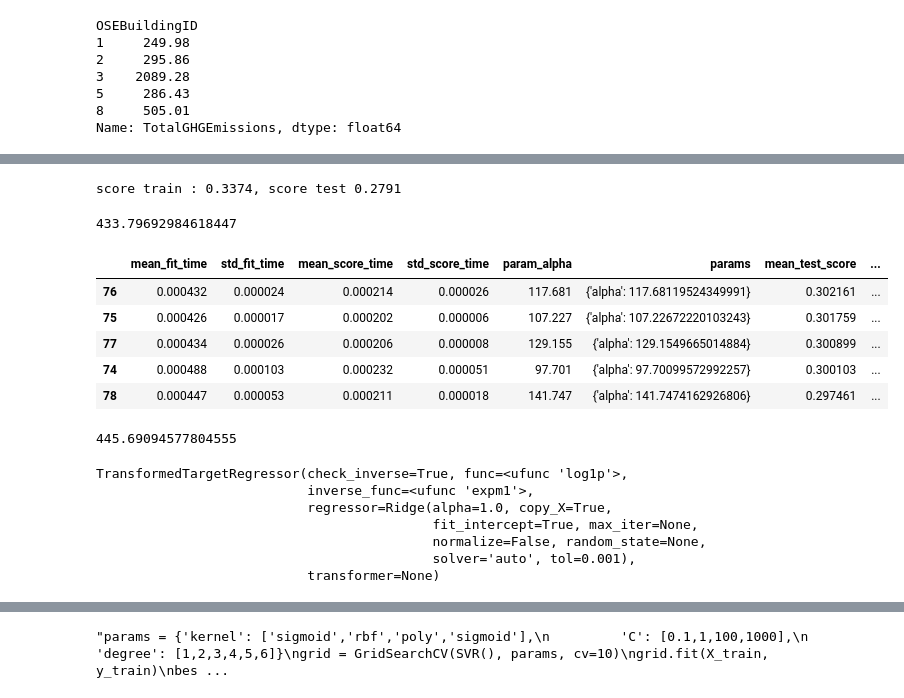
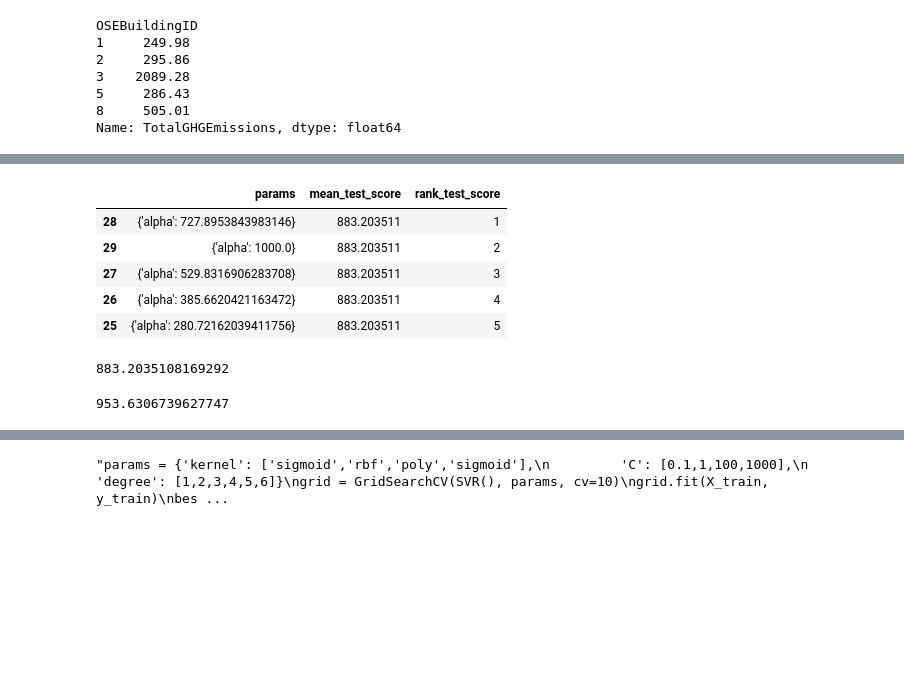
Before and after one commit to ThomasMeb/Anticiper_besoins_des_batiments, a Jupyter notebook: EmissionsCO2.ipynb, the cells around one changed output, grey strips where cells are left out. Saved outputs shown, nothing was run; the diff lists cells and outputs as text; code cells hidden in the pictures; blank space fills up the shorter version.

```diff
--- a/EmissionsCO2.ipynb
+++ b/EmissionsCO2.ipynb
@@ -244,2 +269,7 @@ mean_squared_error(y_test, lasso.predict(X_test), squared=False)
 # %%
-params = {'alpha': np.logspace(0, 7, 150)}
+params = {'alpha': np.logspace(0, 7, 20)}
+grid_ridge = GridSearchCV(Ridge(), params, cv = 10,
+                  scoring = 'neg_root_mean_squared_error', n_jobs=-1)
+grid_ridge.fit(X_train, y_train)
+grid_ridge_best_params = grid_ridge.best_params_
+resultize_RMSE(grid_ridge).head()
@@ -246,5 +283,9 @@ params = {'alpha': np.logspace(0, 7, 150)}
 # %%
-grid = GridSearchCV(Ridge(), params, cv = 10)
+grid_rf_best_params = {'alpha': 10000000.0}
 # %%
-grid.fit(X_train, y_train)
+rf = Ridge(**grid_rf_best_params)
+rf.fit(X_train, y_train)
+y_pred = rf.predict(X_test)
+rf_error = mean_squared_error(y_test, y_pred, squared=False)
+rf_error
 # %% [output]
@@ -310,4 +292,0 @@ resultize(grid).head()
-# %%
-ridge = Ridge(**grid.best_params_)
-ridge.fit(X_train, y_train)
-y_pred = ridge.predict(X_test)
@@ -322,40 +293,33 @@ def score(estimator):
-# %%
-score(ridge)
-# %% [output]
-score train : 0.3374, score test 0.2791
-# %%
-mean_squared_error(y_test, ridge.predict(X_test), squared=False)
-# %% [output]
-433.79692984618447
 # %%
-params = {"alpha": np.logspace(-1, 3, 100)}
-grid = GridSearchCV(Lasso(), params, cv=10)
-grid.fit(X_train, y_train)
-resultize(grid).head()
+params = {"alpha": np.logspace(-1, 3, 30)}
+grid_lasso = GridSearchCV(Lasso(), params, cv = 10)
+grid_lasso.fit(X_train, y_train)
+grid_lasso_best_params = grid_lasso.best_params_
+resultize_RMSE(grid_lasso).head()
 # %% [output]
-|  | mean_fit_time | std_fit_time | mean_score_time | std_score_time | param_alpha | params | mean_test_score | ... |
-| 76 | 0.000432 | 0.000024 | 0.000214 | 0.000026 | 117.681 | {'alpha': 117.68119524349991} | 0.302161 | ... |
-| 75 | 0.000426 | 0.000017 | 0.000202 | 0.000006 | 107.227 | {'alpha': 107.22672220103243} | 0.301759 | ... |
-| 77 | 0.000434 | 0.000026 | 0.000206 | 0.000008 | 129.155 | {'alpha': 129.1549665014884} | 0.300899 | ... |
-| 74 | 0.000488 | 0.000103 | 0.000232 | 0.000051 | 97.701 | {'alpha': 97.70099572992257} | 0.300103 | ... |
-| 78 | 0.000447 | 0.000053 | 0.000211 | 0.000018 | 141.747 | {'alpha': 141.7474162926806} | 0.297461 | ... |
+|  | params | mean_test_score | rank_test_score |
+| 28 | {'alpha': 727.8953843983146} | 883.203511 | 1 |
+| 29 | {'alpha': 1000.0} | 883.203511 | 2 |
+| 27 | {'alpha': 529.8316906283708} | 883.203511 | 3 |
+| 26 | {'alpha': 385.6620421163472} | 883.203511 | 4 |
+| 25 | {'alpha': 280.72162039411756} | 883.203511 | 5 |
 # %%
-lasso = Lasso(**grid.best_params_)
-lasso.fit(X_train, y_train)
-y_pred = lasso.predict(X_test)
-mean_squared_error(y_test, y_pred, squared=False)
+grid_lasso_best_params = {'alpha': 727.8953843983146}
-# %% [output]
-445.69094577804555
+# %%
+lasso = Lasso(**grid_lasso_best_params)
+lasso.fit(X_train, y_train)
+y_pred = lasso.predict(X_test)
+lasso_error = mean_squared_error(y_test, y_pred, squared=False)
+lasso_error
+# %% [output]
+883.2035108169292
 # %%
-tt = TransformedTargetRegressor(regressor = Ridge(),
+tt_ridge = TransformedTargetRegressor(regressor = Ridge(),
                                func = np.log1p,
                                inverse_func = np.expm1)
-tt.fit(X_train, y_train)
+tt_ridge.fit(X_train, y_train)
+y_pred = tt_ridge.predict(X_test)
+tt_ridge_error = mean_squared_error(y_test, y_pred, squared=False)
+tt_ridge_error
 # %% [output]
-TransformedTargetRegressor(check_inverse=True, func=<ufunc 'log1p'>,
-                           inverse_func=<ufunc 'expm1'>,
-                           regressor=Ridge(alpha=1.0, copy_X=True,
-                                           fit_intercept=True, max_iter=None,
-                                           normalize=False, random_state=None,
-                                           solver='auto', tol=0.001),
-                           transformer=None)
+953.6306739627747
```
Also changed, not shown: parts of 56 cells of this notebook, 3 other files.
